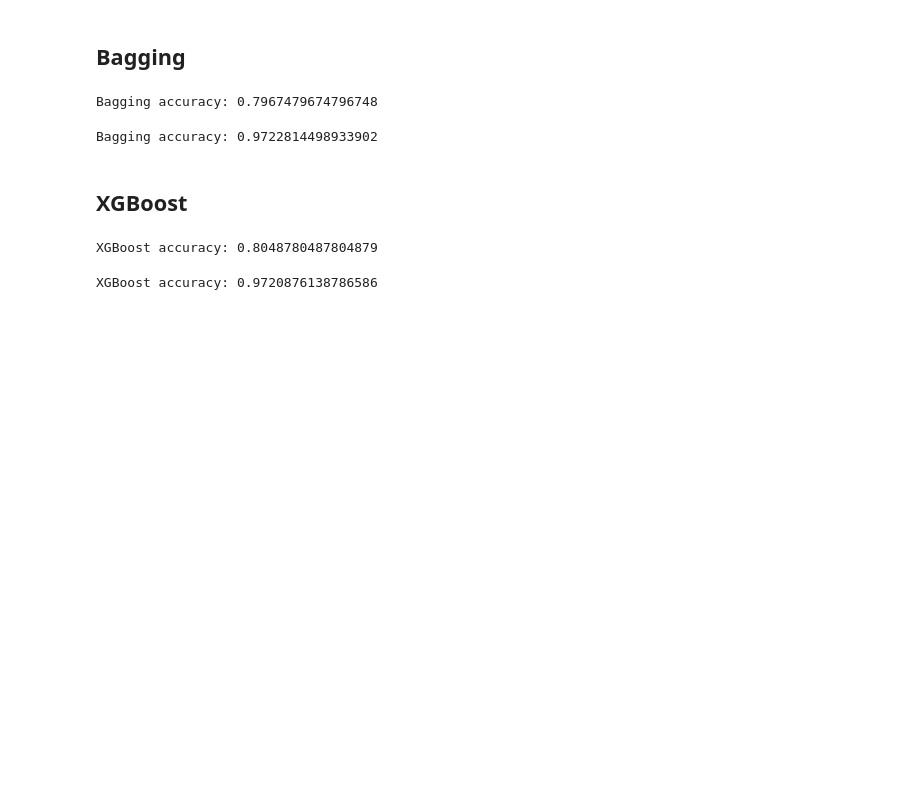
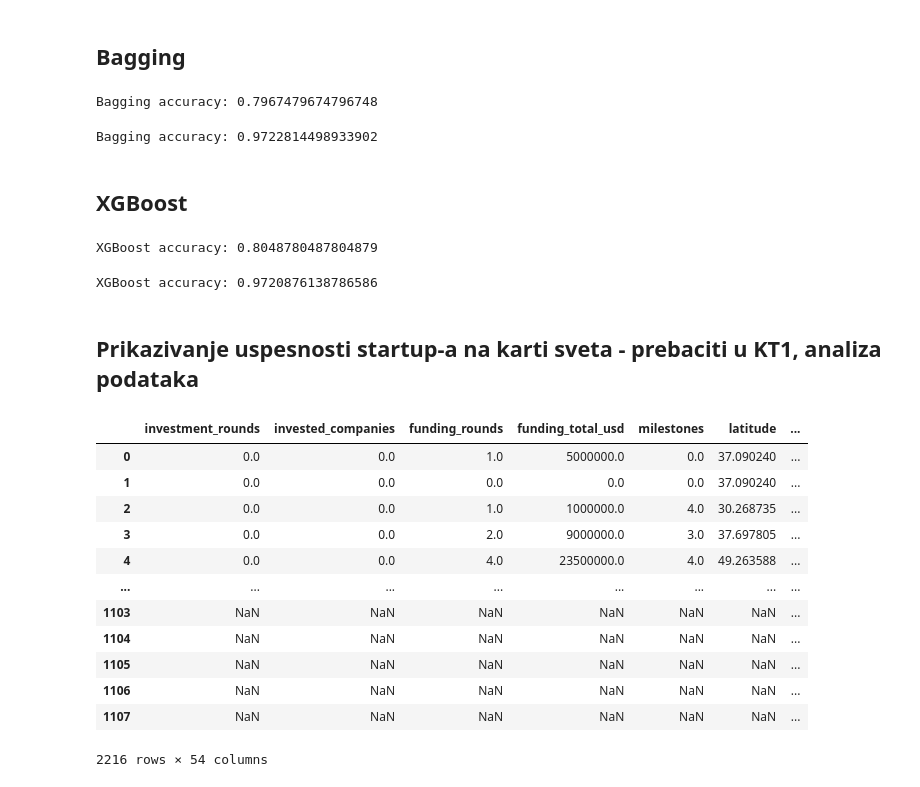
Before and after one commit to djordjekrsmanovic/siap, a Jupyter notebook: models.ipynb, the cells around one changed output. Saved outputs shown, nothing was run; the diff lists cells and outputs as text; code cells hidden in the pictures; blank space fills up the shorter version.

```diff
--- a/models.ipynb
+++ b/models.ipynb
@@ -316,3 +317,26 @@ xgb_model_o = xgboost(X_train_o, y_train_o, X_test_o, y_test_o)
 XGBoost accuracy: 0.9720876138786586
 # %%
 # optimize_hyperparameters(xgb_model, X_train_u, y_train_u, X_test_u, y_test_u)
+# %% [markdown]
+## Prikazivanje uspesnosti startup-a na karti sveta - prebaciti u KT1, analiza podataka
+# %%
+y_under = pd.Series(y_undersampling)
+dfTarget = pd.concat([X_undersampling, y_under])
+# %%
+dfTarget = dfTarget.rename(columns={0: 'status'})
+# %%
+dfTarget
+# %% [output]
+|  | investment_rounds | invested_companies | funding_rounds | funding_total_usd | milestones | latitude | ... |
+| 0 | 0.0 | 0.0 | 1.0 | 5000000.0 | 0.0 | 37.090240 | ... |
+| 1 | 0.0 | 0.0 | 0.0 | 0.0 | 0.0 | 37.090240 | ... |
+| 2 | 0.0 | 0.0 | 1.0 | 1000000.0 | 4.0 | 30.268735 | ... |
+| 3 | 0.0 | 0.0 | 2.0 | 9000000.0 | 3.0 | 37.697805 | ... |
+| 4 | 0.0 | 0.0 | 4.0 | 23500000.0 | 4.0 | 49.263588 | ... |
+| ... | ... | ... | ... | ... | ... | ... | ... |
+| 1103 | NaN | NaN | NaN | NaN | NaN | NaN | ... |
+| 1104 | NaN | NaN | NaN | NaN | NaN | NaN | ... |
+| 1105 | NaN | NaN | NaN | NaN | NaN | NaN | ... |
+| 1106 | NaN | NaN | NaN | NaN | NaN | NaN | ... |
+| 1107 | NaN | NaN | NaN | NaN | NaN | NaN | ... |
+2216 rows × 54 columns
```
Also changed, not shown: parts of 7 cells of this notebook, 1 other file.
